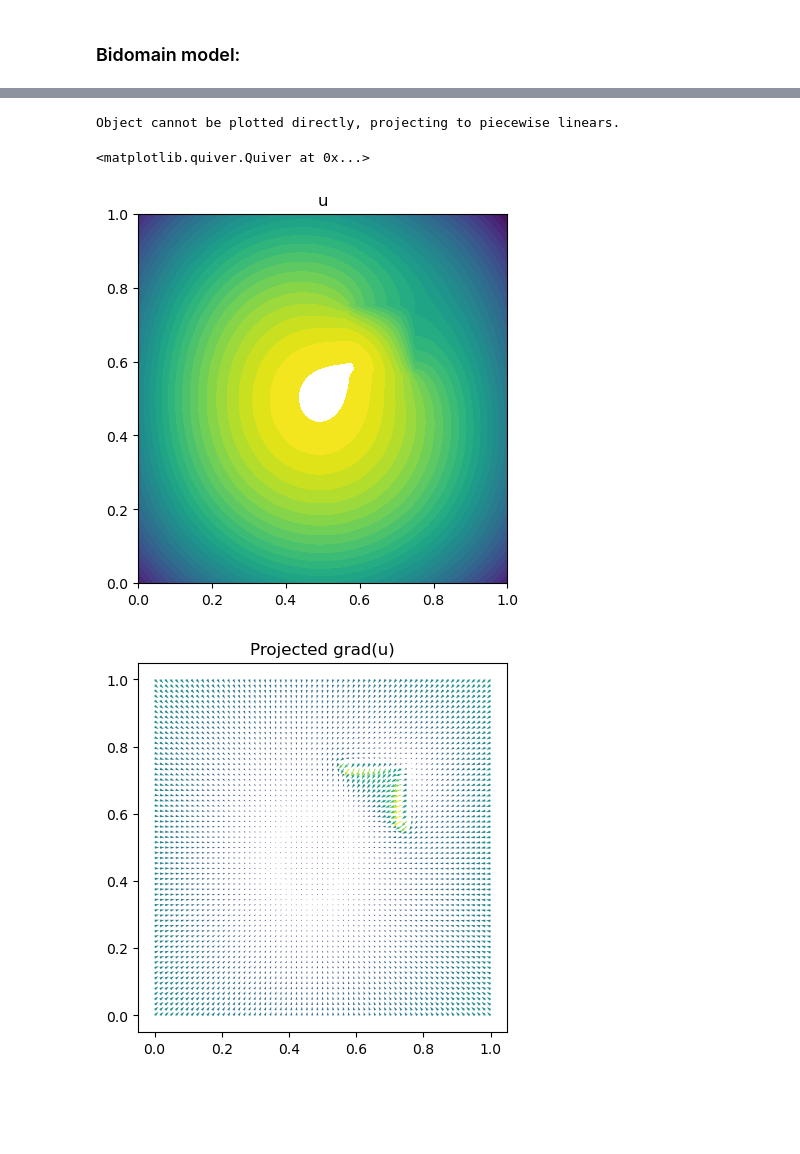
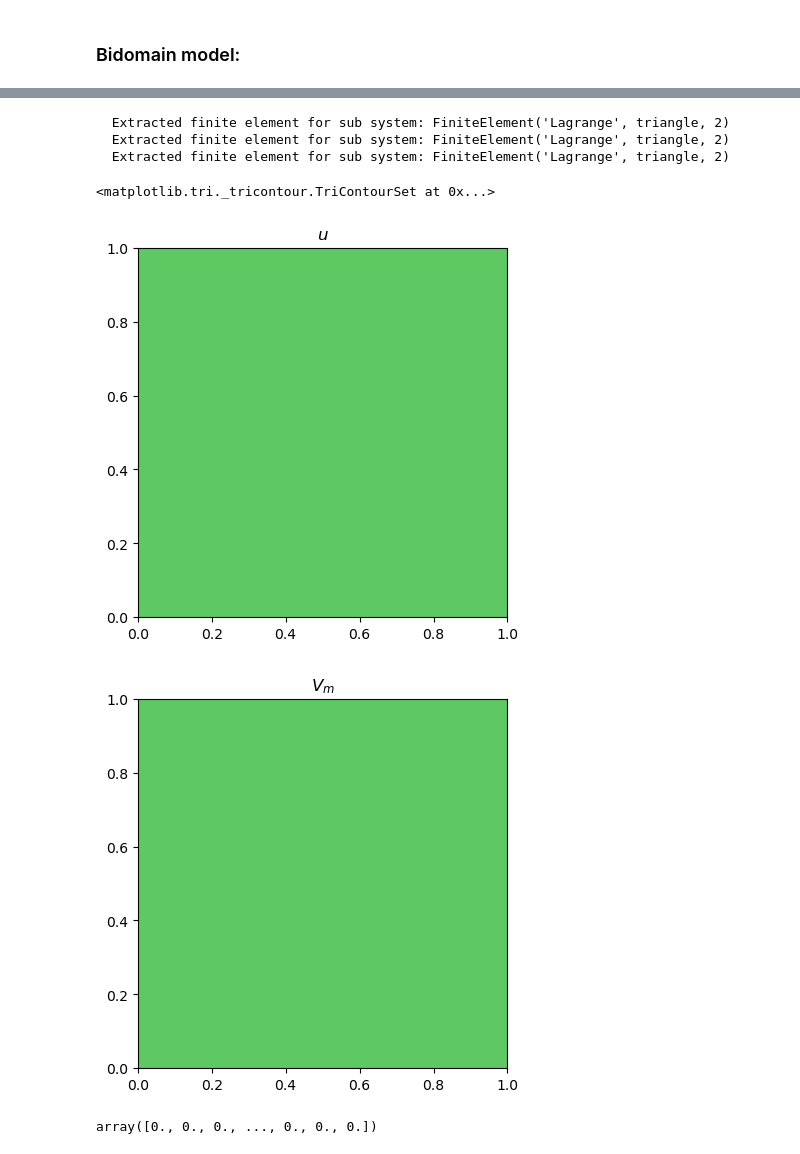
Before and after one commit to VinkoGitHub/Modeliranje-biofizike-srcanog-misica, a Jupyter notebook: 2D_bidomain/2D_bidomain.ipynb, the cells around one changed output, grey strips where cells are left out. Cells and saved outputs as stored; diff of their text form; code cells hidden in the pictures; blank space fills up the shorter version.

```diff
--- a/2D_bidomain/2D_bidomain.ipynb
+++ b/2D_bidomain/2D_bidomain.ipynb
@@ -100,0 +60,15 @@ print("\int u dx(1) = ", v2)
+# %%
+# Define function space
+P1 = FiniteElement("P", triangle, 2)
+element = MixedElement([P1, P1, P1])
+V = FunctionSpace(mesh, element)
+
+# Define test functions
+phi, psi, theta = TestFunctions(V)
+
+# Define functions
+v = Function(V)
+v_n = Function(V)
+
+V_m, u, w = split(v)
+V_m_n, u_n, w_n = split(v_n)
@@ -101,9 +143,16 @@ print("\int u dx(1) = ", v2)
 # %%
 # Plot solution and gradient
-plot(u, title="u")
-plot(grad(u), title="Projected grad(u)")
+V_m_n, u_n, w_n = v_n.split()
+plot(u_n, title="$u$", colorbar=True)
+plot(V_m_n, title="$V_m$")
 # %% [output]
-Object cannot be plotted directly, projecting to piecewise linears.
+  Extracted finite element for sub system: FiniteElement('Lagrange', triangle, 2)
+  Extracted finite element for sub system: FiniteElement('Lagrange', triangle, 2)
+  Extracted finite element for sub system: FiniteElement('Lagrange', triangle, 2)
-<matplotlib.quiver.Quiver at 0x...>
+<matplotlib.tri._tricontour.TriContourSet at 0x...>
-[figure, old version]
+[figure, new version]
-[figure, old version]
+[figure, new version]
+# %%
+u_n.vector().get_local()
+# %% [output]
+array([0., 0., 0., ..., 0., 0., 0.])
```
Also changed, not shown: parts of 15 cells of this notebook, 23 other files.
